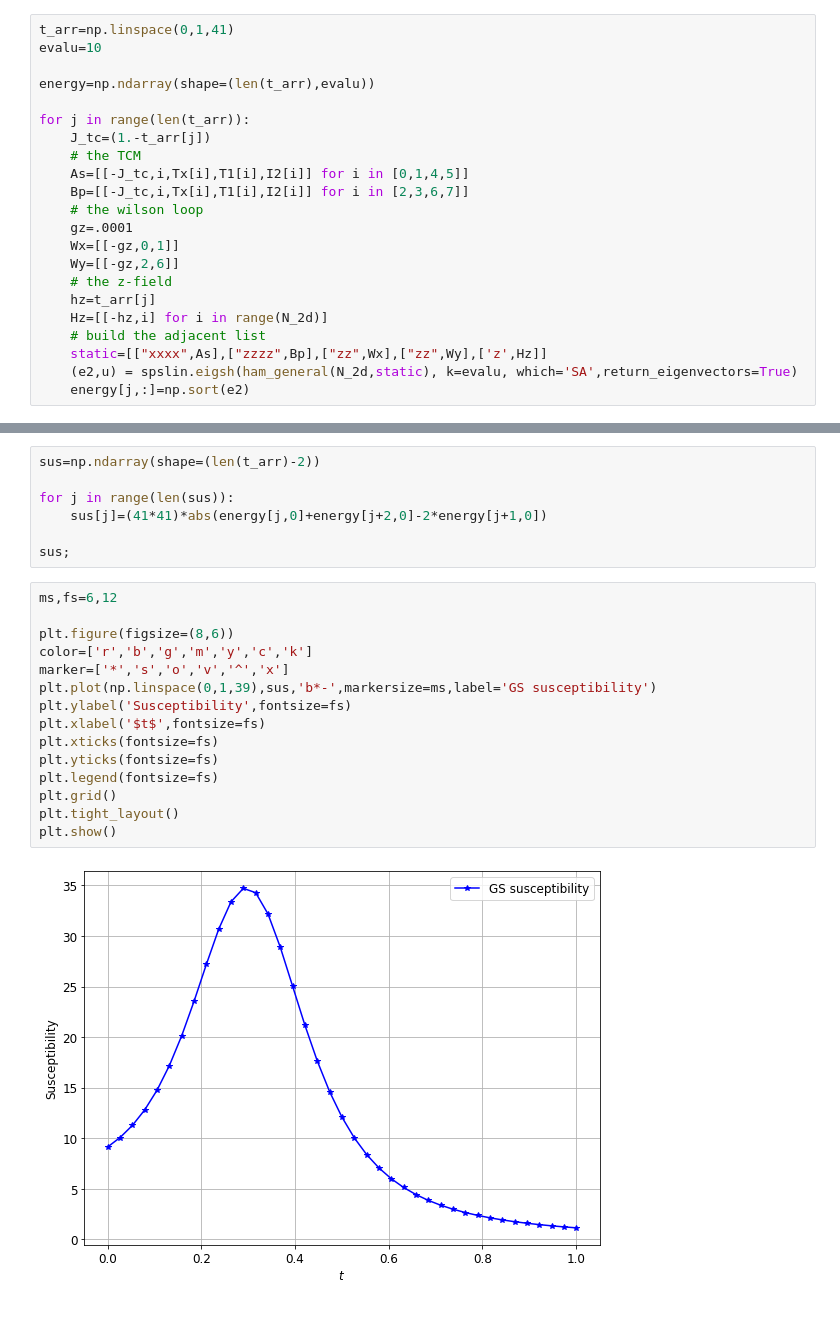
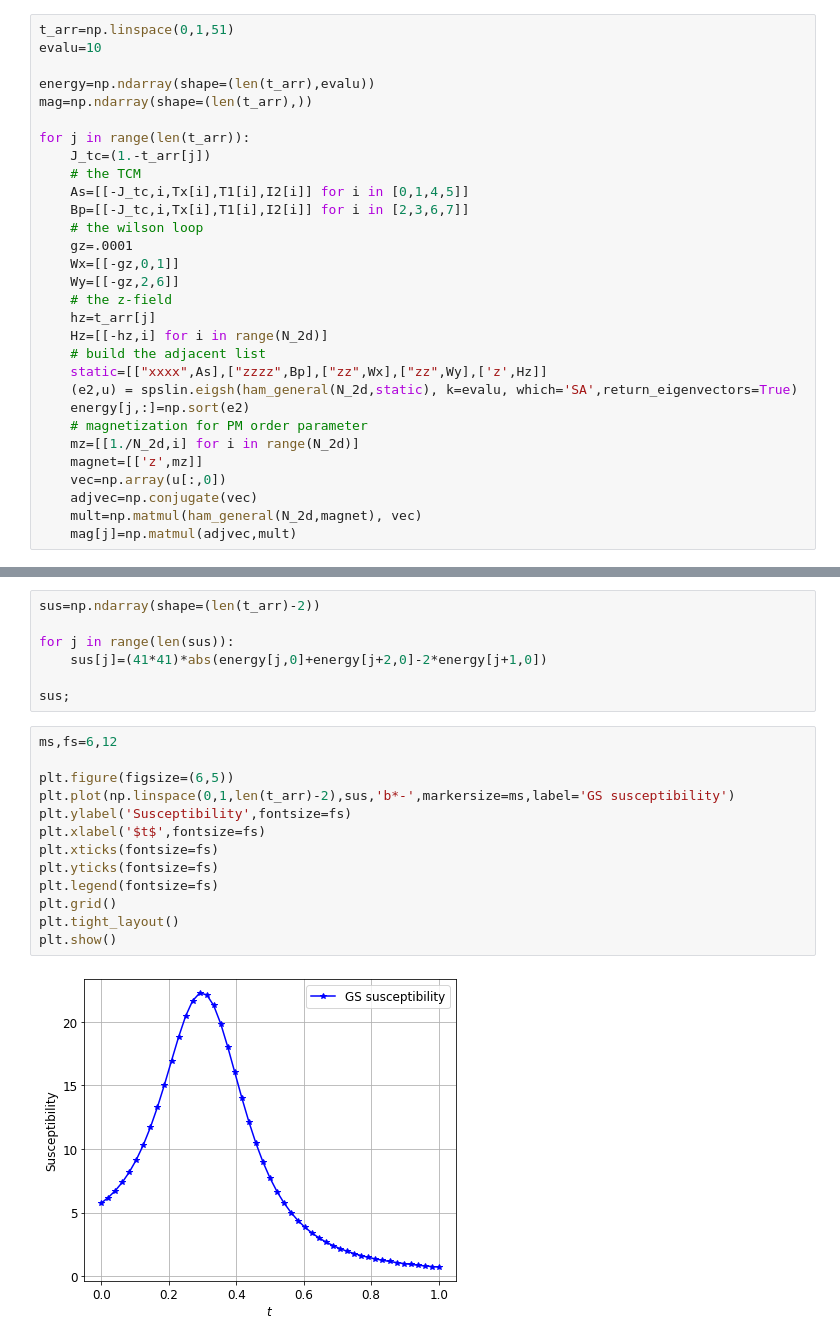
Before and after one commit to animeshnanda1/Exact_diagonalization_spin_half, a Jupyter notebook: exact_diagonalization_2d_tcm.ipynb, the cells around one changed output, grey strips where cells are left out. Cells and saved outputs as stored; diff of their text form.

```diff
--- a/exact_diagonalization_2d_tcm.ipynb
+++ b/exact_diagonalization_2d_tcm.ipynb
@@ -129,9 +131,10 @@ $$J_{TC}=(1-t)~;~h_z=t~;~{\rm with}~t\in [0,1]$$
 Also we will keep the Wilson loop part with a negligible contribution to make sure the degeneracy is splitted.
 # %%
-t_arr=np.linspace(0,1,41)
+t_arr=np.linspace(0,1,51)
 evalu=10
 
 energy=np.ndarray(shape=(len(t_arr),evalu))
+mag=np.ndarray(shape=(len(t_arr),))
 
 for j in range(len(t_arr)):
     J_tc=(1.-t_arr[j])
@@ -149,4 +152,11 @@ for j in range(len(t_arr)):
     static=[["xxxx",As],["zzzz",Bp],["zz",Wx],["zz",Wy],['z',Hz]]
     (e2,u) = spslin.eigsh(ham_general(N_2d,static), k=evalu, which='SA',return_eigenvectors=True)
     energy[j,:]=np.sort(e2)
+    # magnetization for PM order parameter
+    mz=[[1./N_2d,i] for i in range(N_2d)]
+    magnet=[['z',mz]]
+    vec=np.array(u[:,0])
+    adjvec=np.conjugate(vec)
+    mult=np.matmul(ham_general(N_2d,magnet), vec)
+    mag[j]=np.matmul(adjvec,mult)
 # %%
@@ -186,17 +196,15 @@ sus;
 # %%
 ms,fs=6,12
 
-plt.figure(figsize=(8,6))
-color=['r','b','g','m','y','c','k']
-marker=['*','s','o','v','^','x']
-plt.plot(np.linspace(0,1,39),sus,'b*-',markersize=ms,label='GS susceptibility')
+plt.figure(figsize=(6,5))
+plt.plot(np.linspace(0,1,len(t_arr)-2),sus,'b*-',markersize=ms,label='GS susceptibility')
 plt.ylabel('Susceptibility',fontsize=fs)
 plt.xlabel('$t$',fontsize=fs)
 plt.xticks(fontsize=fs)
 plt.yticks(fontsize=fs)
 plt.legend(fontsize=fs)
 plt.grid()
 plt.tight_layout()
 plt.show()
 # %% [output]
-[figure, old version]
+[figure, new version]
```
Also changed, not shown: parts of 9 cells of this notebook, 1 other file.
